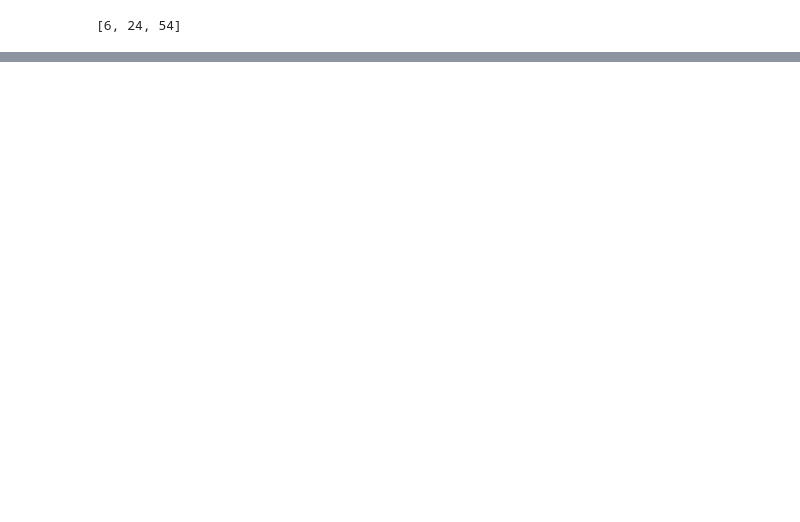
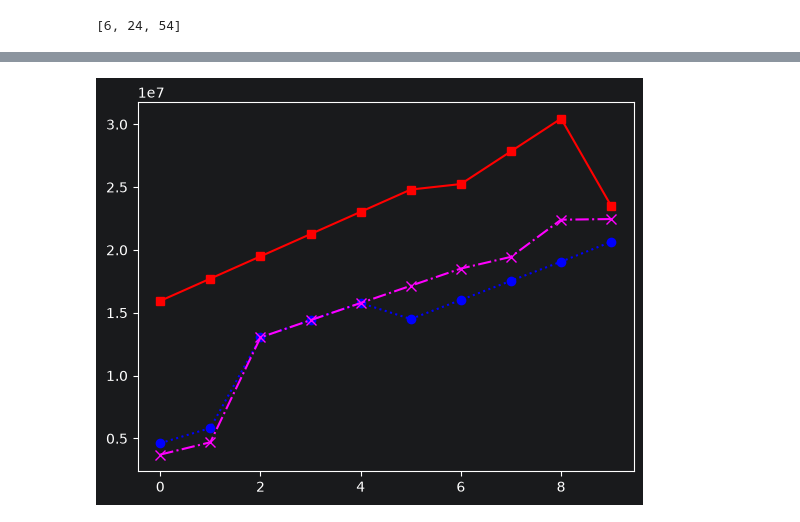
Before and after one commit to ca384/Python-data-analysis, a Jupyter notebook: 2nd data science course.ipynb, the cells around one changed output, grey strips where cells are left out. Cells and saved outputs as stored; diff of their text form; code cells hidden in the pictures; blank space fills up the shorter version.

```diff
--- a/2nd data science course.ipynb
+++ b/2nd data science course.ipynb
@@ -344,0 +457,8 @@ print(yd)
+# %%
+
+plt.plot(Salary[0], c = 'Red', ls= '-', marker= 's')
+plt.plot(Salary[2], c =  'Blue', ls= ':', marker= 'o')
+plt.plot(Salary[3], c = 'Magenta', ls= '-.', marker= 'x', ms=7)
+plt.show()
+# %% [output]
+[figure, added]
```
Also changed, not shown: parts of 25 cells of this notebook.
